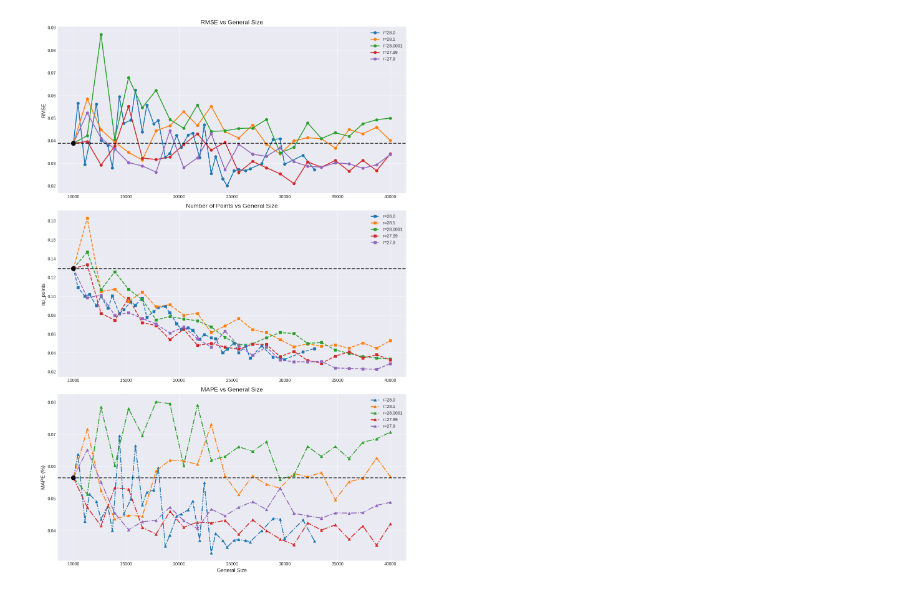
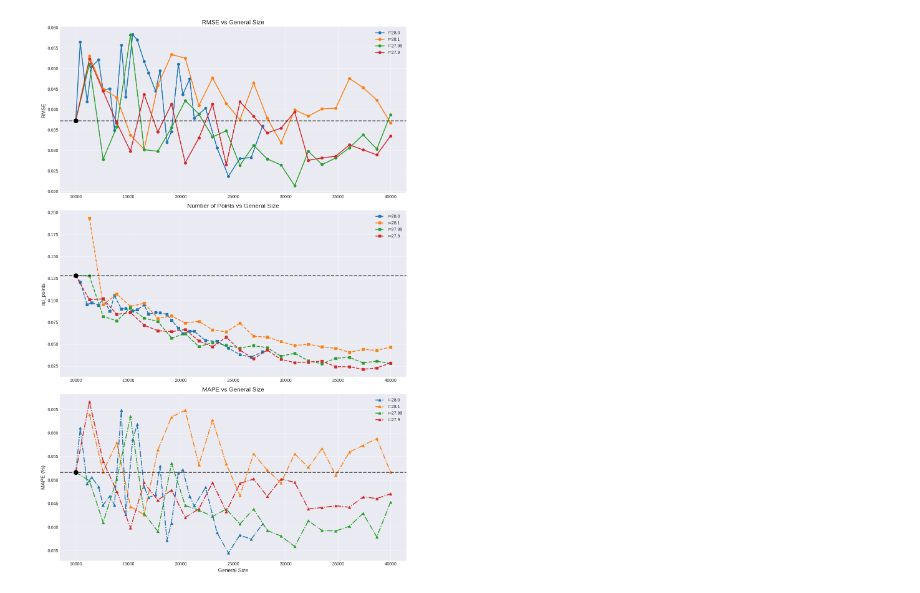
Before and after one commit to yaroslawwww/PaTHoP-assets, a Jupyter notebook: results/Size_experiment/exp.ipynb, the cells around one changed output. Drawn from its saved outputs; the diff is of its cells as text; code cells hidden in the pictures.

```diff
--- a/results/Size_experiment/exp.ipynb
+++ b/results/Size_experiment/exp.ipynb
@@ -17,9 +17,10 @@ df = pd.read_csv(
         'general_size'
     ]
 )
+df = df[100:]
 # Уникальные значения отклонений
 deviations = df['deviation'].unique()
-exclude_deviations = [10, 2, 0.01, 0.001, -1]
+exclude_deviations = [10, 2, 0.01, 0.001, 0.0001, -1]
 df_filtered = df[~df['deviation'].isin(exclude_deviations)]
 
 # Для r=28 (deviation=0) удаляем точки с size < 10000
@@ -88,31 +89,31 @@ plt.grid(True, alpha=0.7)
 plt.legend()
 
 # График для MAPE
 plt.subplot(3, 1, 3)
 for d in deviations:
     subset = df_filtered[df_filtered['deviation'] == d]
     subset = subset.sort_values('general_size')
     plt.plot(
         subset['general_size'],
         subset['mape'],
         '^-.',
         linewidth=2,
         markersize=6,
         label=f'r={d+28}'
     )
 
 # Добавляем горизонтальную линию и выделяем точку для MAPE
 plt.axhline(y=reference_point['mape'], color='black', linestyle='--', linewidth=2, alpha=0.7)
 plt.plot(reference_point['general_size'], reference_point['mape'], 'ko', markersize=10)
 
 plt.title('MAPE vs General Size', fontsize=14)
 plt.xlabel('General Size', fontsize=12)
 plt.ylabel('MAPE (%)', fontsize=12)
 plt.grid(True, alpha=0.7)
 plt.legend()
 
 plt.tight_layout()
 plt.savefig('sorted_metrics_vs_general_size.png', dpi=300)
 plt.show()
 # %% [output]
-[figure, old version]
+[figure, new version]
```
Also changed, not shown: 10 other files.
